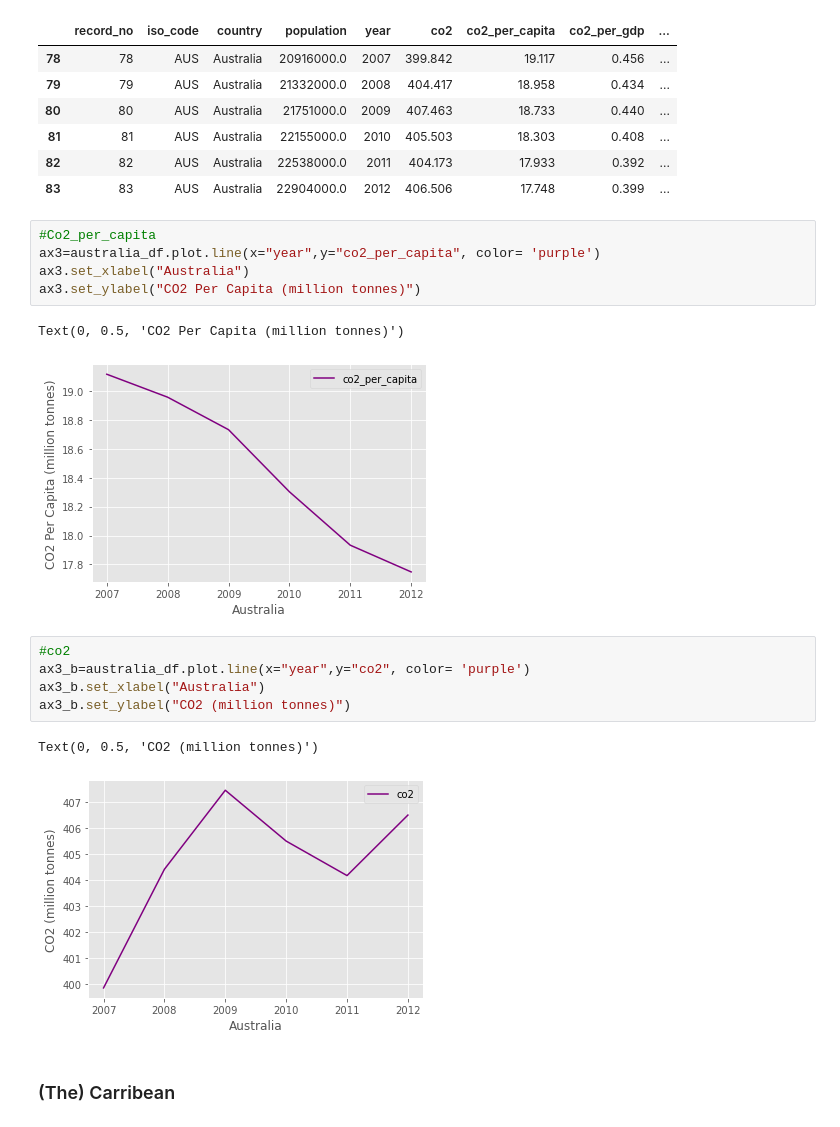
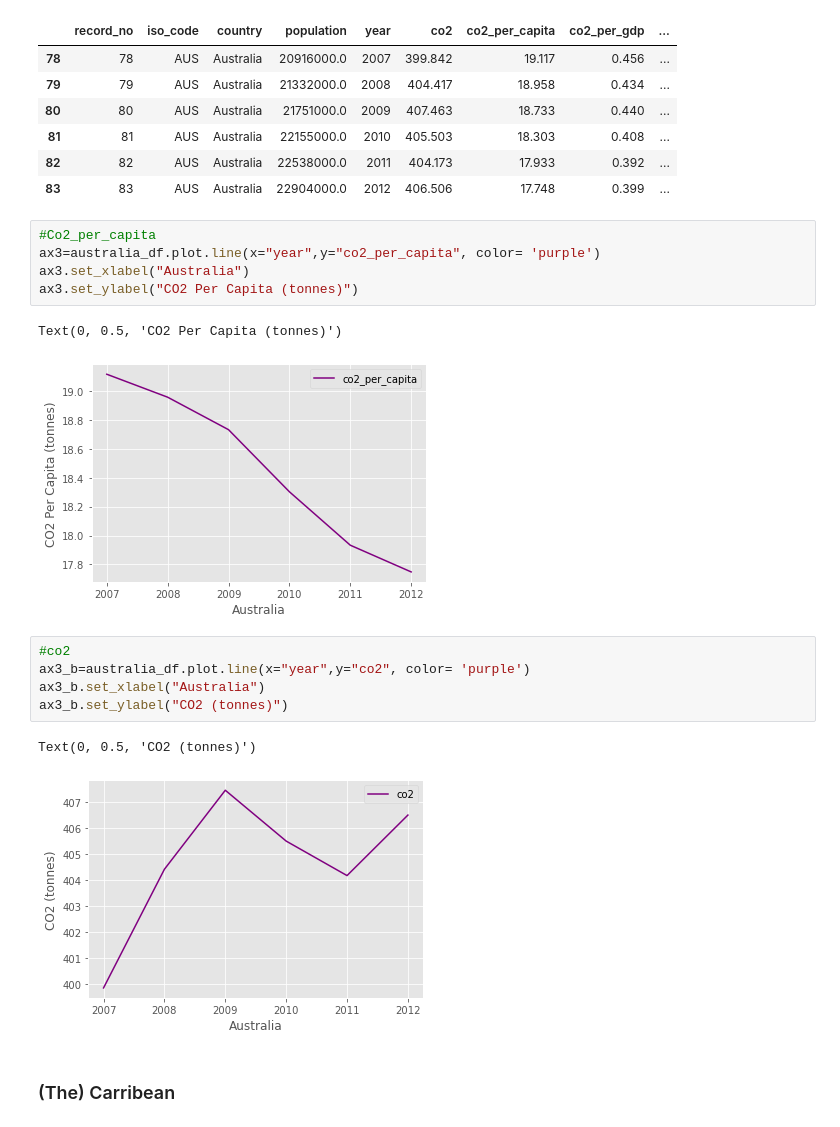
Before and after one commit to SoWhitIs/world_events_emissions, a Jupyter notebook: dev/script/eda/4_additional_EDA_geographic_region_plot_wdg.ipynb, the cells around one changed output. Drawn from its saved outputs; the diff is of its cells as text.

```diff
--- a/dev/script/eda/4_additional_EDA_geographic_region_plot_wdg.ipynb
+++ b/dev/script/eda/4_additional_EDA_geographic_region_plot_wdg.ipynb
@@ -151,19 +151,19 @@ australia_df
 # %%
 #Co2_per_capita
 ax3=australia_df.plot.line(x="year",y="co2_per_capita", color= 'purple')
 ax3.set_xlabel("Australia")
-ax3.set_ylabel("CO2 Per Capita (million tonnes)")
+ax3.set_ylabel("CO2 Per Capita (tonnes)")
 # %% [output]
-Text(0, 0.5, 'CO2 Per Capita (million tonnes)')
+Text(0, 0.5, 'CO2 Per Capita (tonnes)')
-[figure, old version]
+[figure, new version]
 # %%
 #co2
 ax3_b=australia_df.plot.line(x="year",y="co2", color= 'purple')
 ax3_b.set_xlabel("Australia")
-ax3_b.set_ylabel("CO2 (million tonnes)")
+ax3_b.set_ylabel("CO2 (tonnes)")
 # %% [output]
-Text(0, 0.5, 'CO2 (million tonnes)')
+Text(0, 0.5, 'CO2 (tonnes)')
-[figure, old version]
+[figure, new version]
 # %% [markdown]
 ### (The) Carribean
 # %%
```
Also changed, not shown: parts of 17 cells of this notebook.
